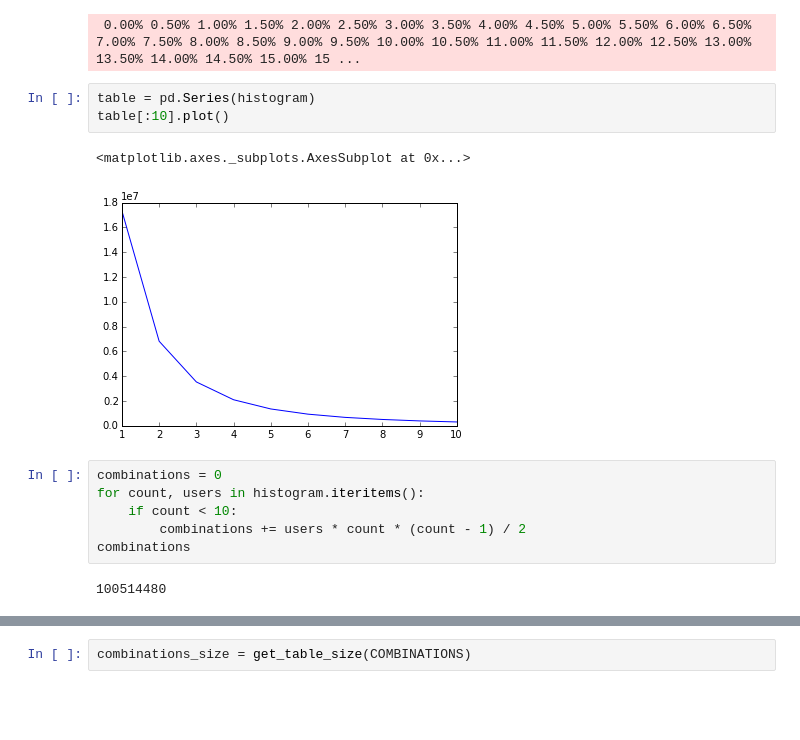
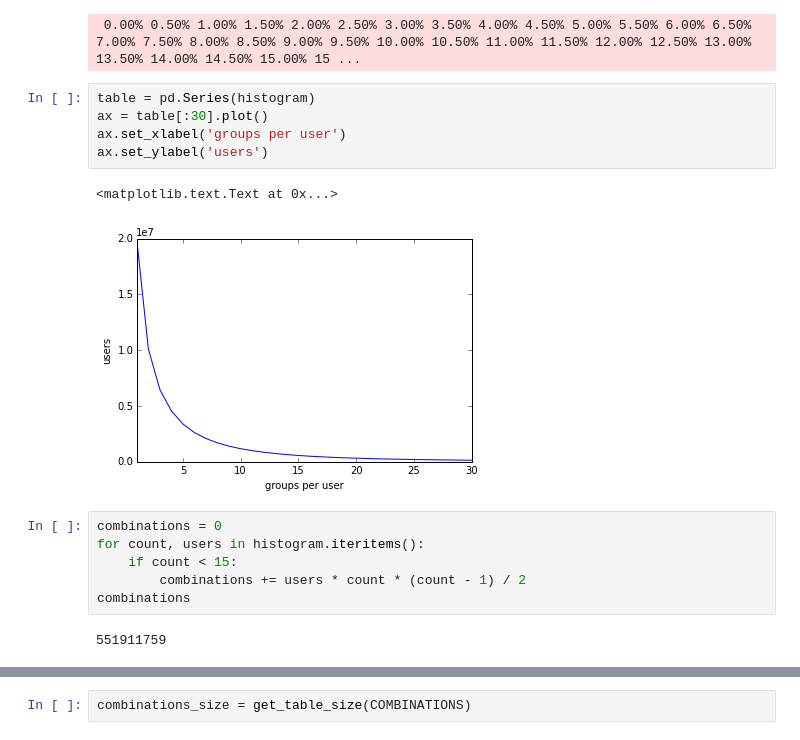
Before and after one commit to kuk/analyze-vk-groups, a Jupyter notebook: notes.ipynb, the cells around one changed output, grey strips where cells are left out. Drawn from its saved outputs; the diff is of its cells as text; blank space fills up the shorter version.

Commit message:
build graph on full data. prepare viz. publish

```diff
--- a/notes.ipynb
+++ b/notes.ipynb
@@ -31,16 +49,18 @@ histogram = Counter(count for user, count in reduce_user_groups(groups))
  0.00% 0.50% 1.00% 1.50% 2.00% 2.50% 3.00% 3.50% 4.00% 4.50% 5.00% 5.50% 6.00% 6.50% 7.00% 7.50% 8.00% 8.50% 9.00% 9.50% 10.00% 10.50% 11.00% 11.50% 12.00% 12.50% 13.00% 13.50% 14.00% 14.50% 15.00% 15 ...
 # %%
 table = pd.Series(histogram)
-table[:10].plot()
+ax = table[:30].plot()
+ax.set_xlabel('groups per user')
+ax.set_ylabel('users')
 # %% [output]
-<matplotlib.axes._subplots.AxesSubplot at 0x...>
+<matplotlib.text.Text at 0x...>
-[figure, old version]
+[figure, new version]
 # %%
 combinations = 0
 for count, users in histogram.iteritems():
-    if count < 10:
+    if count < 15:
         combinations += users * count * (count - 1) / 2
 combinations
 # %% [output]
-100514480
+551911759
 # %%
```
Also changed, not shown: parts of 10 cells of this notebook, 10 other files.
